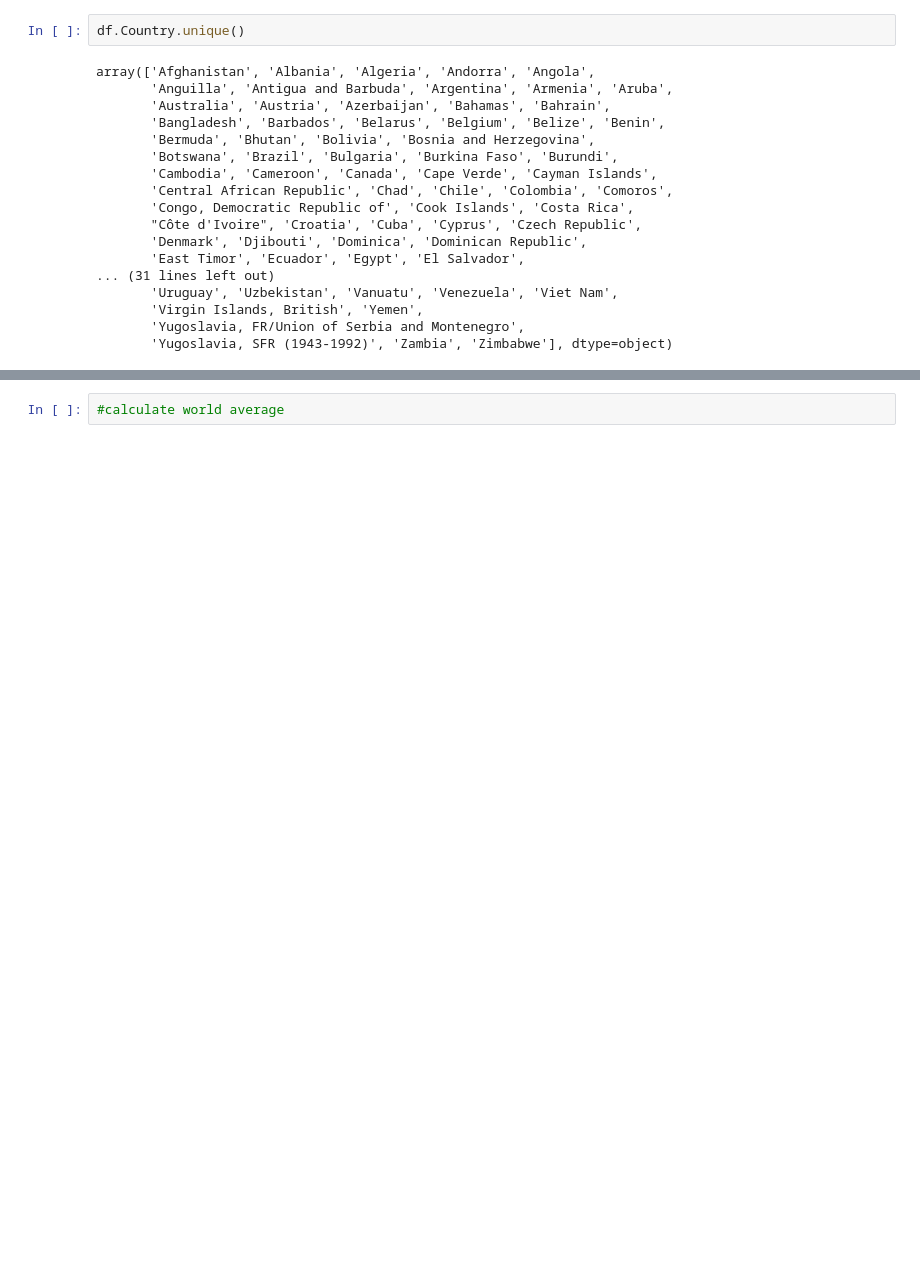
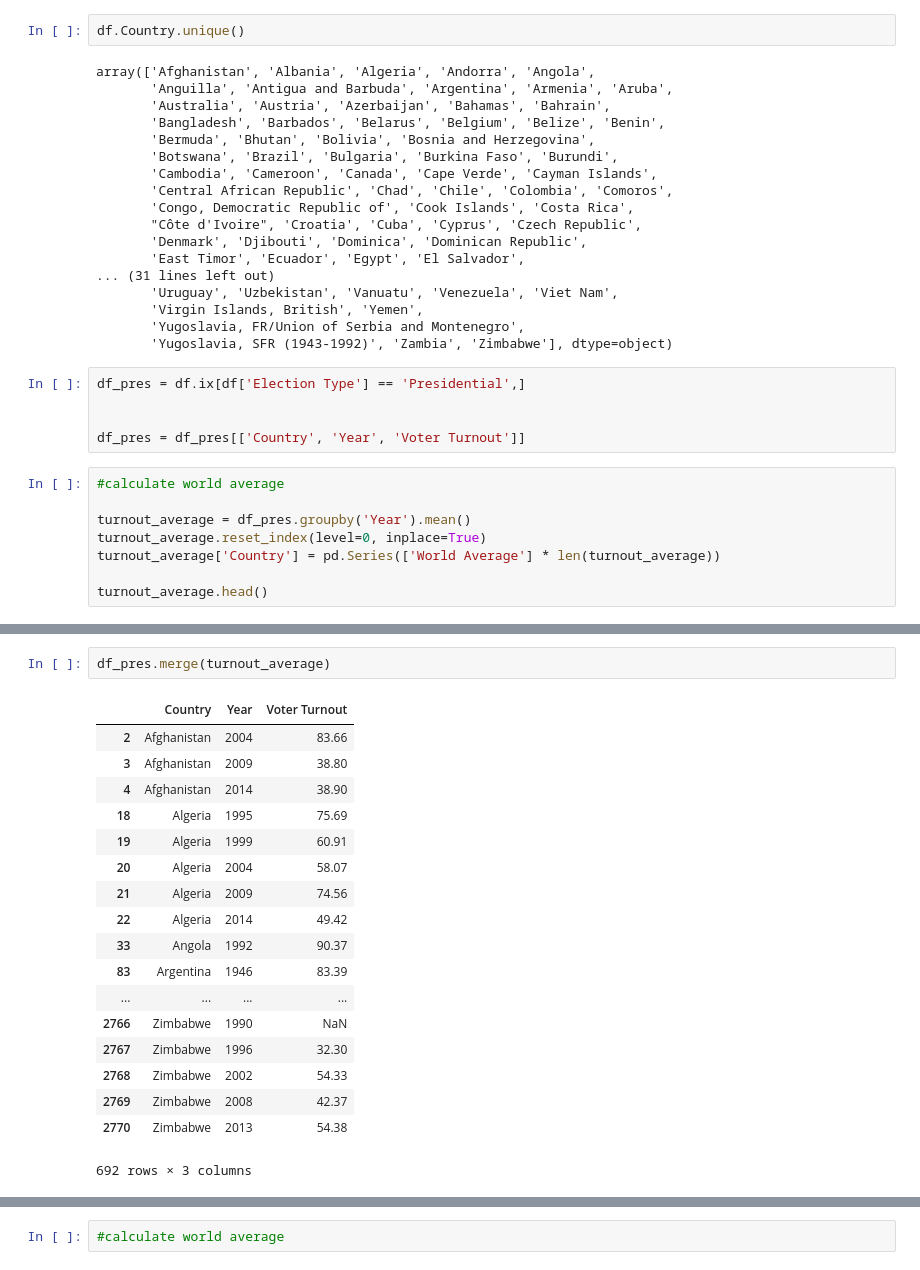
Before and after one commit to rowanv/giraffe_viz, a Jupyter notebook: voter_turnout/Voter Turnout Data Cleaning and Analysis.ipynb, the cells around one changed output, grey strips where cells are left out. Drawn from its saved outputs; the diff is of its cells as text; blank space fills up the shorter version.

Commit message:
Cleaned the presidential turnout dataset, added world average

```diff
--- a/voter_turnout/Voter Turnout Data Cleaning and Analysis.ipynb
+++ b/voter_turnout/Voter Turnout Data Cleaning and Analysis.ipynb
@@ -203,3 +203,16 @@ array(['Afghanistan', 'Albania', 'Algeria', 'Andorra', 'Angola',
        'Virgin Islands, British', 'Yemen',
        'Yugoslavia, FR/Union of Serbia and Montenegro',
        'Yugoslavia, SFR (1943-1992)', 'Zambia', 'Zimbabwe'], dtype=object)
+# %%
+df_pres = df.ix[df['Election Type'] == 'Presidential',]
+
+
+df_pres = df_pres[['Country', 'Year', 'Voter Turnout']]
+# %%
+#calculate world average
+
+turnout_average = df_pres.groupby('Year').mean()
+turnout_average.reset_index(level=0, inplace=True)
+turnout_average['Country'] = pd.Series(['World Average'] * len(turnout_average))
+
+turnout_average.head()
@@ -205,0 +226,21 @@ array(['Afghanistan', 'Albania', 'Algeria', 'Andorra', 'Angola',
+# %%
+df_pres.merge(turnout_average)
+# %% [output]
+|  | Country | Year | Voter Turnout |
+| 2 | Afghanistan | 2004 | 83.66 |
+| 3 | Afghanistan | 2009 | 38.80 |
+| 4 | Afghanistan | 2014 | 38.90 |
+| 18 | Algeria | 1995 | 75.69 |
+| 19 | Algeria | 1999 | 60.91 |
+| 20 | Algeria | 2004 | 58.07 |
+| 21 | Algeria | 2009 | 74.56 |
+| 22 | Algeria | 2014 | 49.42 |
+| 33 | Angola | 1992 | 90.37 |
+| 83 | Argentina | 1946 | 83.39 |
+| ... | ... | ... | ... |
+| 2766 | Zimbabwe | 1990 | NaN |
+| 2767 | Zimbabwe | 1996 | 32.30 |
+| 2768 | Zimbabwe | 2002 | 54.33 |
+| 2769 | Zimbabwe | 2008 | 42.37 |
+| 2770 | Zimbabwe | 2013 | 54.38 |
+692 rows × 3 columns
```
Also changed, not shown: parts of 6 cells of this notebook, 1 other file.
